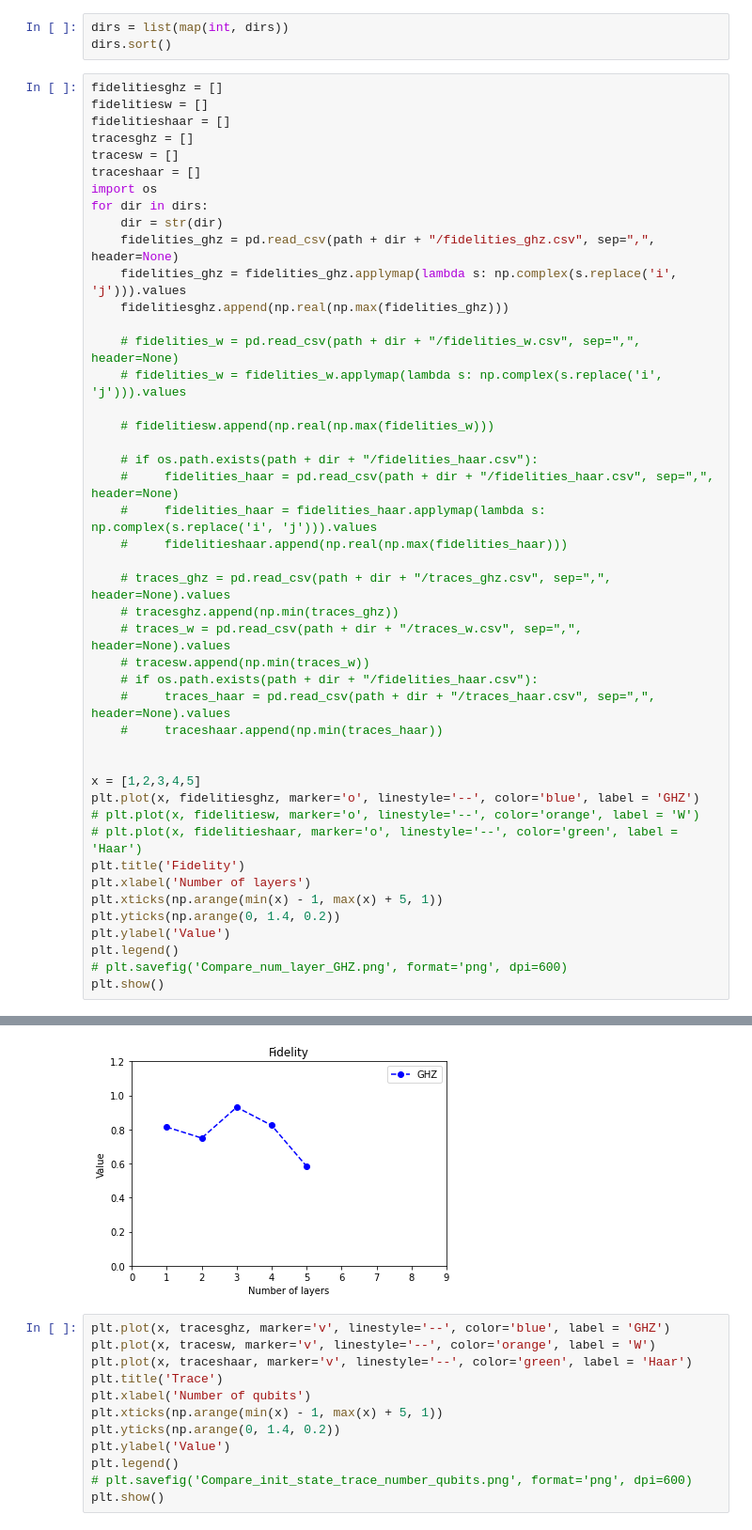
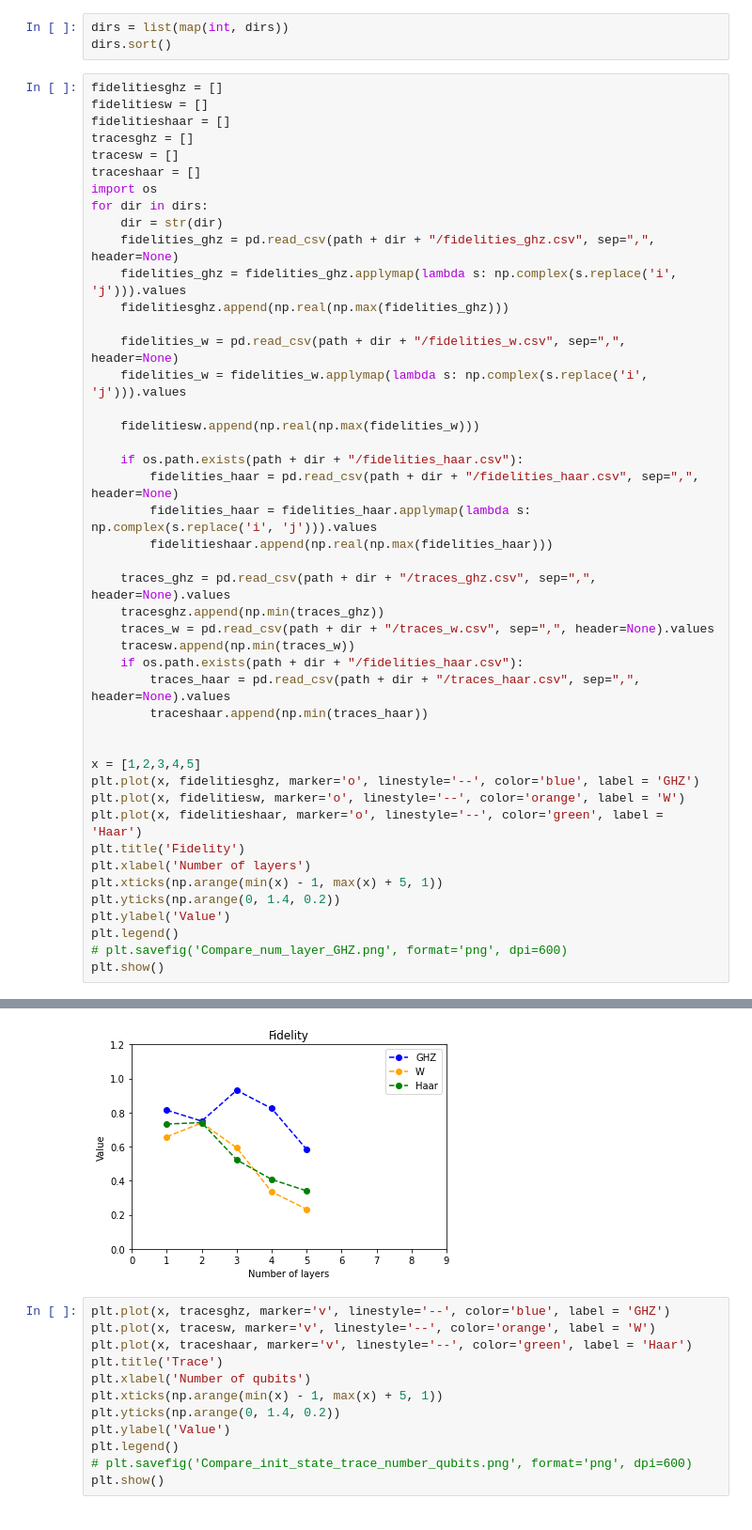
Before and after one commit to vutuanhai237/UC-VQA, a Jupyter notebook: codes/binho_anzsats/plot_compare_num_layer_qngadam.ipynb, the cells around one changed output, grey strips where cells are left out. Shown at 94% size. Cells and saved outputs as stored; diff of their text form.

```diff
--- a/codes/binho_anzsats/plot_compare_num_layer_qngadam.ipynb
+++ b/codes/binho_anzsats/plot_compare_num_layer_qngadam.ipynb
@@ -35,29 +35,29 @@ for dir in dirs:
     fidelities_ghz = fidelities_ghz.applymap(lambda s: np.complex(s.replace('i', 'j'))).values
     fidelitiesghz.append(np.real(np.max(fidelities_ghz)))
 
-    # fidelities_w = pd.read_csv(path + dir + "/fidelities_w.csv", sep=",", header=None)
-    # fidelities_w = fidelities_w.applymap(lambda s: np.complex(s.replace('i', 'j'))).values
+    fidelities_w = pd.read_csv(path + dir + "/fidelities_w.csv", sep=",", header=None)
+    fidelities_w = fidelities_w.applymap(lambda s: np.complex(s.replace('i', 'j'))).values
 
-    # fidelitiesw.append(np.real(np.max(fidelities_w)))
+    fidelitiesw.append(np.real(np.max(fidelities_w)))
 
-    # if os.path.exists(path + dir + "/fidelities_haar.csv"):
-    #     fidelities_haar = pd.read_csv(path + dir + "/fidelities_haar.csv", sep=",", header=None)
-    #     fidelities_haar = fidelities_haar.applymap(lambda s: np.complex(s.replace('i', 'j'))).values
-    #     fidelitieshaar.append(np.real(np.max(fidelities_haar)))
+    if os.path.exists(path + dir + "/fidelities_haar.csv"):
+        fidelities_haar = pd.read_csv(path + dir + "/fidelities_haar.csv", sep=",", header=None)
+        fidelities_haar = fidelities_haar.applymap(lambda s: np.complex(s.replace('i', 'j'))).values
+        fidelitieshaar.append(np.real(np.max(fidelities_haar)))
 
-    # traces_ghz = pd.read_csv(path + dir + "/traces_ghz.csv", sep=",", header=None).values
-    # tracesghz.append(np.min(traces_ghz))
-    # traces_w = pd.read_csv(path + dir + "/traces_w.csv", sep=",", header=None).values
-    # tracesw.append(np.min(traces_w))
-    # if os.path.exists(path + dir + "/fidelities_haar.csv"):
-    #     traces_haar = pd.read_csv(path + dir + "/traces_haar.csv", sep=",", header=None).values
-    #     traceshaar.append(np.min(traces_haar))
+    traces_ghz = pd.read_csv(path + dir + "/traces_ghz.csv", sep=",", header=None).values
+    tracesghz.append(np.min(traces_ghz))
+    traces_w = pd.read_csv(path + dir + "/traces_w.csv", sep=",", header=None).values
+    tracesw.append(np.min(traces_w))
+    if os.path.exists(path + dir + "/fidelities_haar.csv"):
+        traces_haar = pd.read_csv(path + dir + "/traces_haar.csv", sep=",", header=None).values
+        traceshaar.append(np.min(traces_haar))
 
 
 x = [1,2,3,4,5]
 plt.plot(x, fidelitiesghz, marker='o', linestyle='--', color='blue', label = 'GHZ')
-# plt.plot(x, fidelitiesw, marker='o', linestyle='--', color='orange', label = 'W')
-# plt.plot(x, fidelitieshaar, marker='o', linestyle='--', color='green', label = 'Haar')
+plt.plot(x, fidelitiesw, marker='o', linestyle='--', color='orange', label = 'W')
+plt.plot(x, fidelitieshaar, marker='o', linestyle='--', color='green', label = 'Haar')
 plt.title('Fidelity')
 plt.xlabel('Number of layers')
 plt.xticks(np.arange(min(x) - 1, max(x) + 5, 1))
@@ -72,4 +76,4 @@ Deprecated in NumPy 1.20; for more details and guidance: https://numpy.org/devdo
-[figure, old version]
+[figure, new version]
 # %%
 plt.plot(x, tracesghz, marker='v', linestyle='--', color='blue', label = 'GHZ')
 plt.plot(x, tracesw, marker='v', linestyle='--', color='orange', label = 'W')
```
Also changed, not shown: parts of 1 cell of this notebook, 16 other files.
